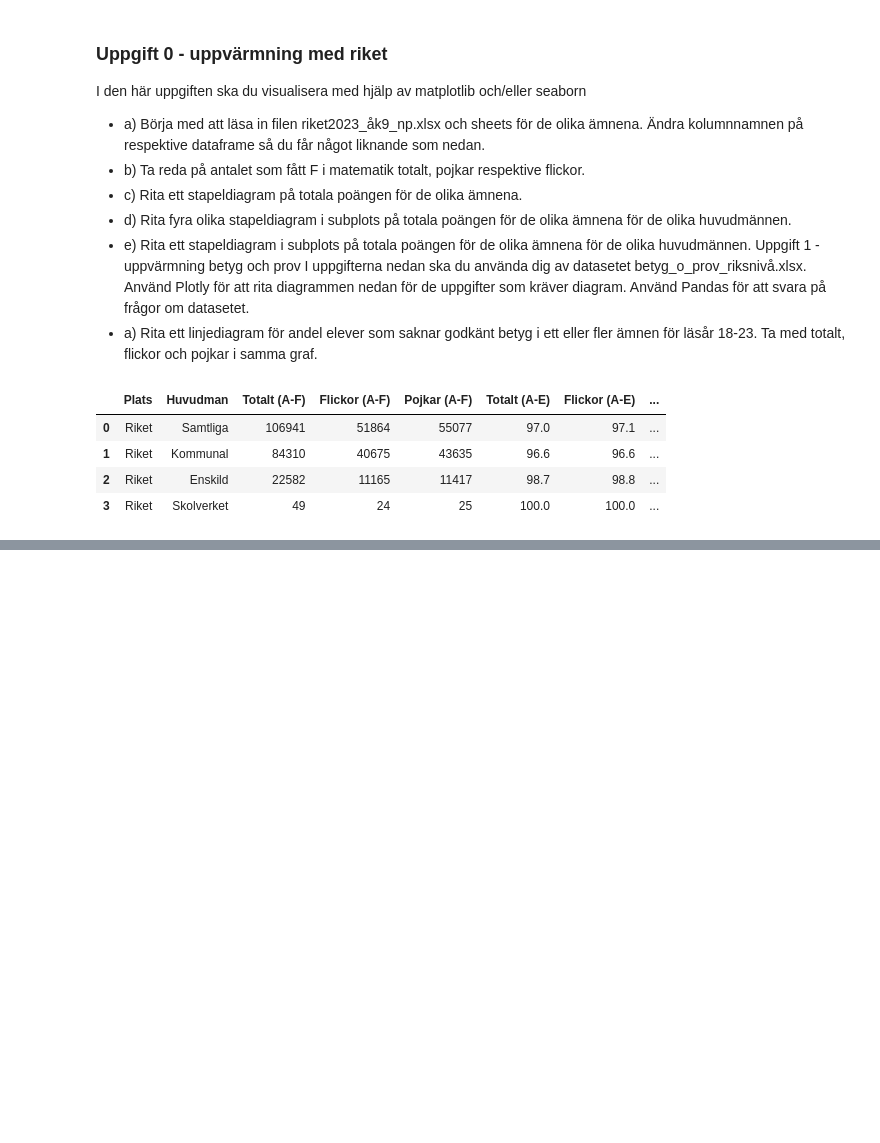
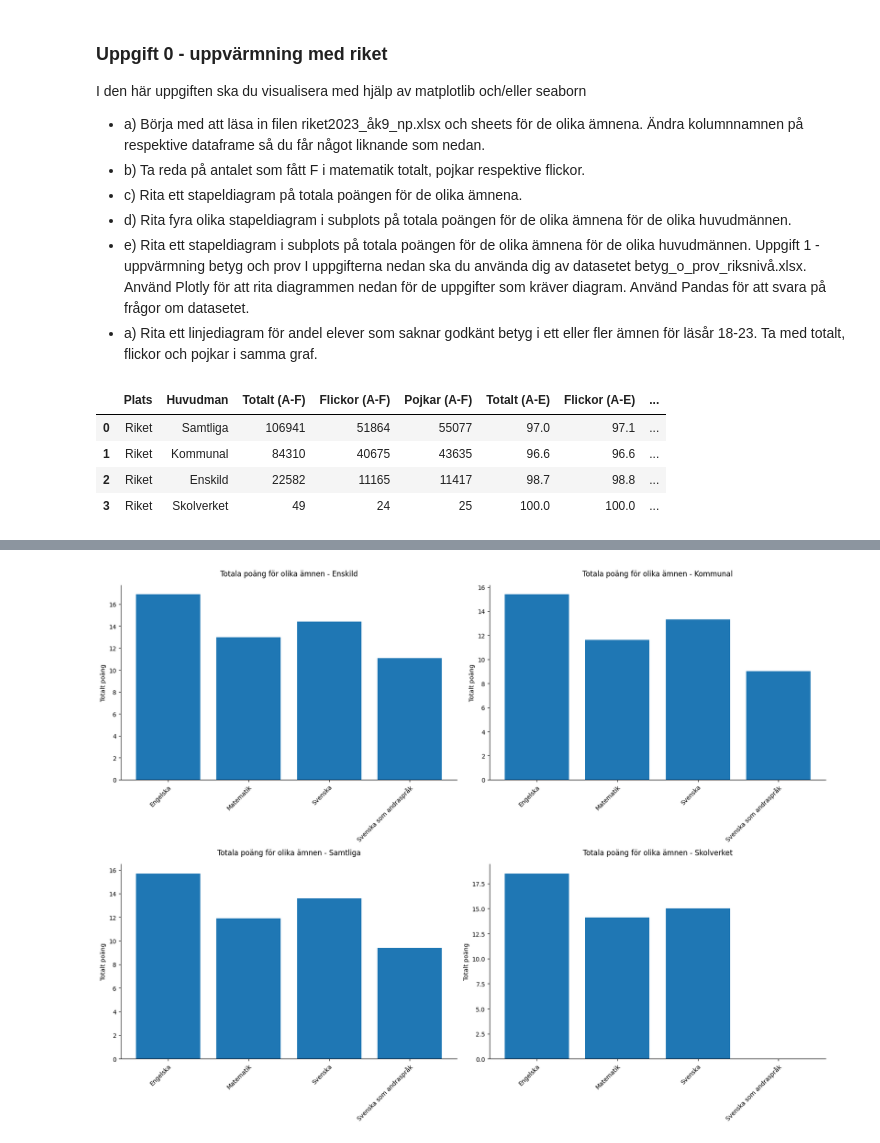
Before and after one commit to SandraAnder/Python-Sandra-Andersson-OPA23, a Jupyter notebook: Labb2/Laboration2.ipynb, the cells around one changed output, grey strips where cells are left out. Saved outputs shown, nothing was run; the diff lists cells and outputs as text; code cells hidden in the pictures; blank space fills up the shorter version.

```diff
--- a/Labb2/Laboration2.ipynb
+++ b/Labb2/Laboration2.ipynb
@@ -91,0 +109,42 @@ plt.show()
+# %%
+# D)
+
+import matplotlib.pyplot as plt
+
+for sheet_name, df in df_riks_2023.items():
+    if sheet_name in sheets_to_change:
+        df_riks_2023[sheet_name] = change_columns(df)
+
+df_total_points = pd.DataFrame(columns=['Huvudman', 'Ämne', 'Totalt poäng'])
+
+# Loopar genom varje sheet och hämtar den totala poängen för varje ämne och "huvudman"
+for sheet_name in sheets_to_change:
+    for huvudman in df_riks_2023[sheet_name]['Huvudman'].unique():
+        if 'Totalt (poäng)' in df_riks_2023[sheet_name].columns:
+            total_points = pd.to_numeric(df_riks_2023[sheet_name][df_riks_2023[sheet_name]['Huvudman'] == huvudman]['Totalt (poäng)'], errors='coerce').sum(axis=0)
+            df_total_points = pd.concat([df_total_points, pd.DataFrame({'Huvudman': [huvudman], 'Ämne': [sheet_name], 'Totalt poäng': [total_points]})])
+
+# Rensar bort eventuella NaN-värden
+df_total_points.dropna(inplace=True)
+
+# Skapar subplots och korrigerar storlek på "graf"
+fig, axs = plt.subplots(nrows=2, ncols=2, figsize=(17, 13))
+
+# Loopar genom varje "huvudman" och ritar ett stapeldiagram i respektive subplot-graf
+for i, (huvudman, group) in enumerate(df_total_points.groupby('Huvudman')):
+    plt = axs[i // 2, i % 2]
+    plt.bar(group['Ämne'], group['Totalt poäng'])
+    plt.set_title(f'Totala poäng för olika ämnen - {huvudman}', pad=15)
+    #ax.set_xlabel('Ämne')
+    plt.set_ylabel('Totalt poäng')
+    plt.spines['top'].set_visible(False)
+    plt.spines['right'].set_visible(False)
+
+    # Justerar x-label
+    plt.set_xticklabels(group['Ämne'], rotation=45, ha="right", rotation_mode="anchor", fontsize=10)
+
+# Justerar layouten för att undvika överlappning
+plt.tight_layout()
+plt.show()
+# %% [output]
+[figure, added]
```
Also changed, not shown: parts of 10 cells of this notebook, 2 other files.
